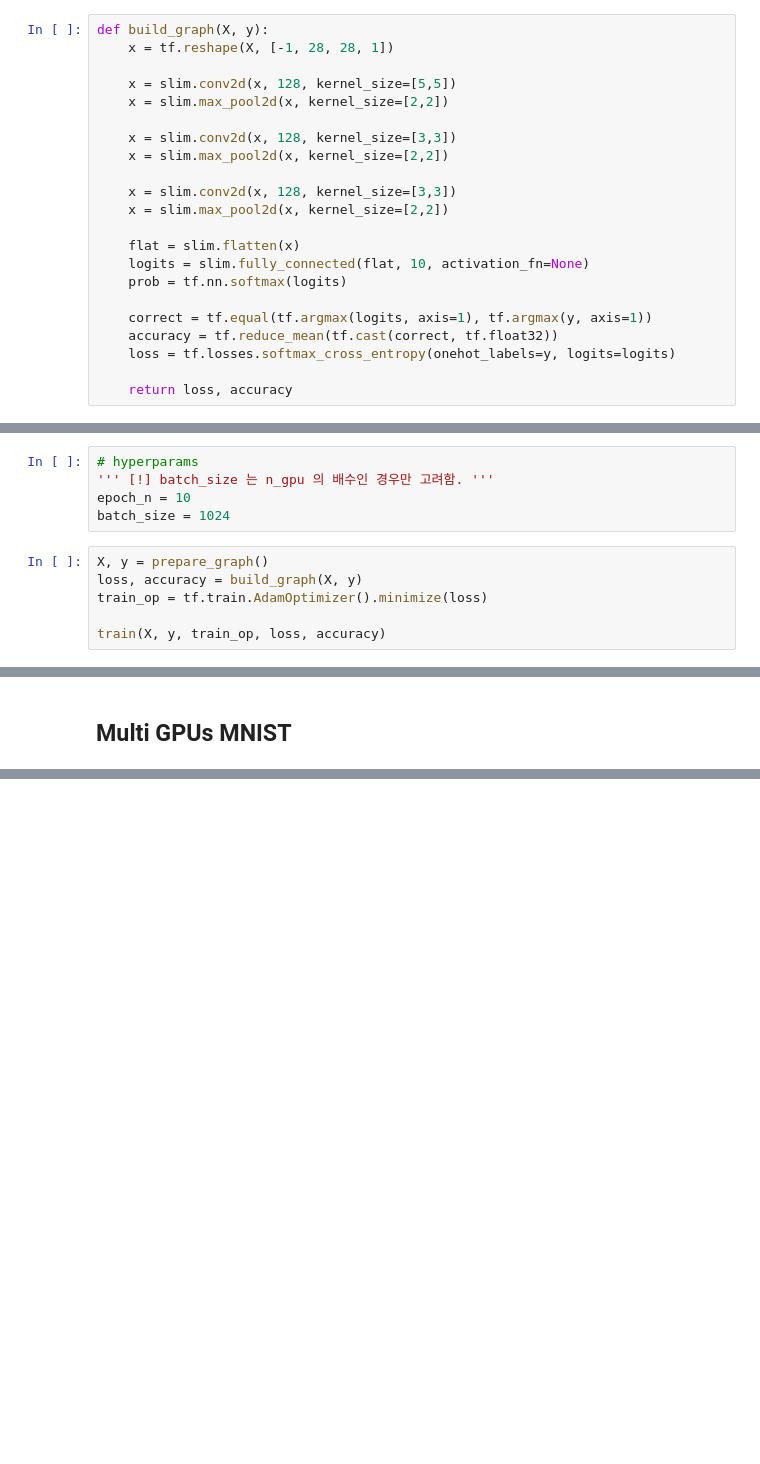
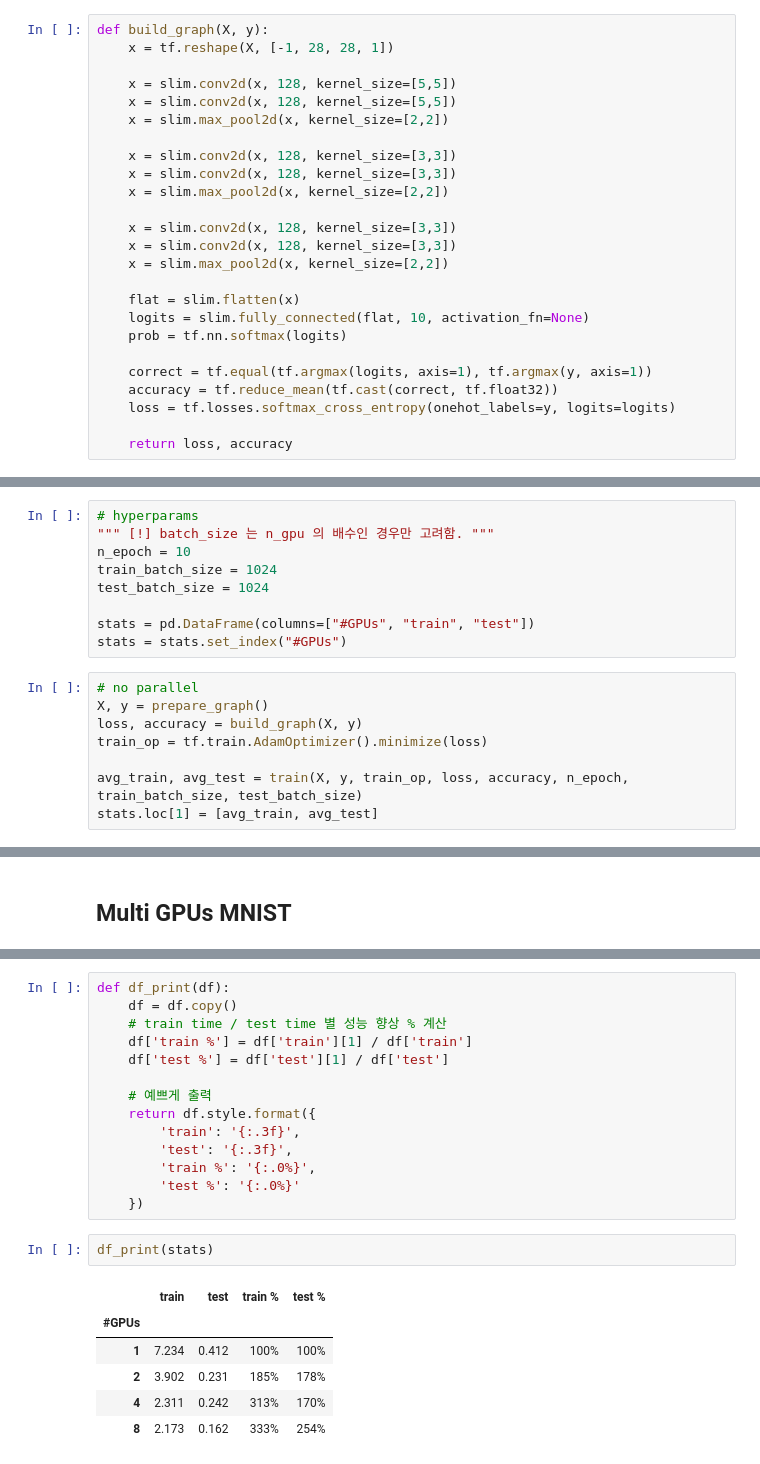
Before and after one commit to khanrc/ml.playground, a Jupyter notebook: tensorflow/tutorial/multi-gpu.ipynb, the cells around one changed output, grey strips where cells are left out. Drawn from its saved outputs; the diff is of its cells as text; blank space fills up the shorter version.

```diff
--- a/tensorflow/tutorial/multi-gpu.ipynb
+++ b/tensorflow/tutorial/multi-gpu.ipynb
@@ -46,11 +42,14 @@ def build_graph(X, y):
     x = tf.reshape(X, [-1, 28, 28, 1])
 
     x = slim.conv2d(x, 128, kernel_size=[5,5])
+    x = slim.conv2d(x, 128, kernel_size=[5,5])
     x = slim.max_pool2d(x, kernel_size=[2,2])
 
     x = slim.conv2d(x, 128, kernel_size=[3,3])
+    x = slim.conv2d(x, 128, kernel_size=[3,3])
     x = slim.max_pool2d(x, kernel_size=[2,2])
 
+    x = slim.conv2d(x, 128, kernel_size=[3,3])
     x = slim.conv2d(x, 128, kernel_size=[3,3])
     x = slim.max_pool2d(x, kernel_size=[2,2])
 
@@ -110,12 +125,18 @@ def train(X, y, train_op, loss, accuracy):
 # %%
 # hyperparams
-''' [!] batch_size 는 n_gpu 의 배수인 경우만 고려함. '''
-epoch_n = 10
-batch_size = 1024
+""" [!] batch_size 는 n_gpu 의 배수인 경우만 고려함. """
+n_epoch = 10
+train_batch_size = 1024
+test_batch_size = 1024
+
+stats = pd.DataFrame(columns=["#GPUs", "train", "test"])
+stats = stats.set_index("#GPUs")
 # %%
+# no parallel
 X, y = prepare_graph()
 loss, accuracy = build_graph(X, y)
 train_op = tf.train.AdamOptimizer().minimize(loss)
 
-train(X, y, train_op, loss, accuracy)
+avg_train, avg_test = train(X, y, train_op, loss, accuracy, n_epoch, train_batch_size, test_batch_size)
+stats.loc[1] = [avg_train, avg_test]
 # %% [output]
@@ -216,0 +258,23 @@ train(X, y, train_op, loss, accuracy)
+# %%
+def df_print(df):
+    df = df.copy()
+    # train time / test time 별 성능 향상 % 계산
+    df['train %'] = df['train'][1] / df['train']
+    df['test %'] = df['test'][1] / df['test']
+
+    # 예쁘게 출력
+    return df.style.format({
+        'train': '{:.3f}',
+        'test': '{:.3f}',
+        'train %': '{:.0%}',
+        'test %': '{:.0%}'
+    })
+# %%
+df_print(stats)
+# %% [output]
+|  | train | test | train % | test % |
+| #GPUs |  |  |  |  |
+| 1 | 7.234 | 0.412 | 100% | 100% |
+| 2 | 3.902 | 0.231 | 185% | 178% |
+| 4 | 2.311 | 0.242 | 313% | 170% |
+| 8 | 2.173 | 0.162 | 333% | 254% |
```
Also changed, not shown: parts of 31 cells of this notebook.
